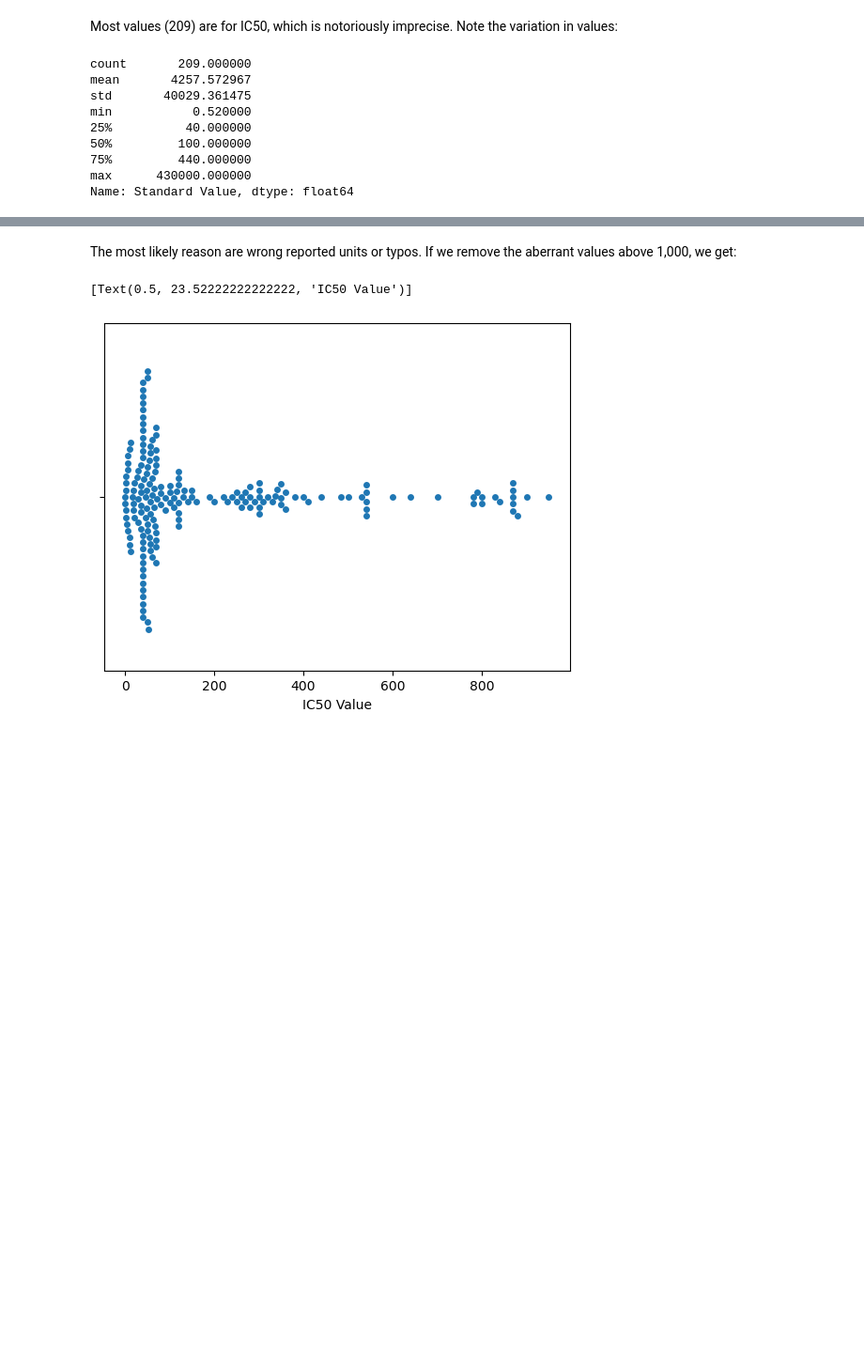
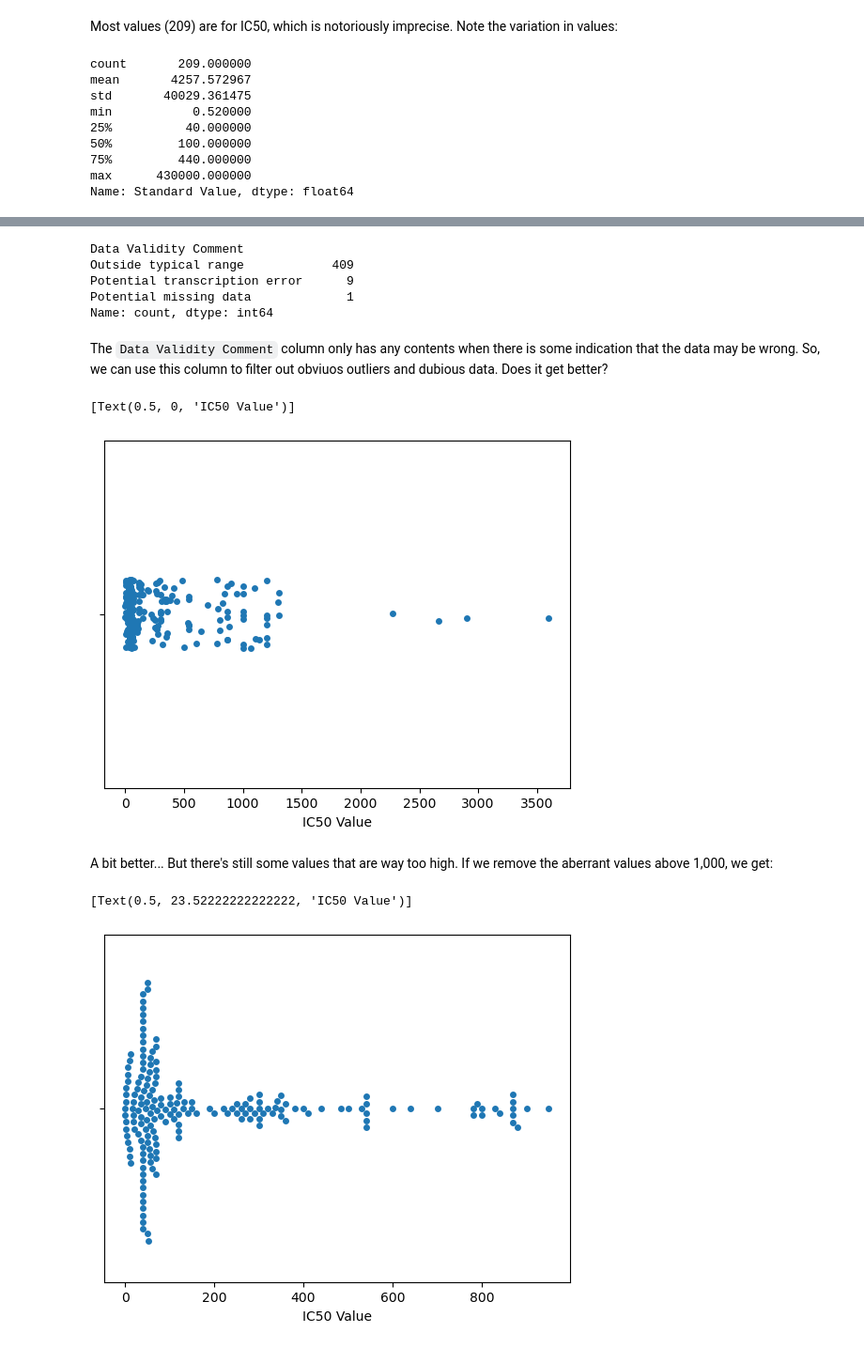
Before and after one commit to gmseabra/MolDB-Exploration, a Jupyter notebook: ChEMBL_COX-2_Exploration.ipynb, the cells around one changed output, grey strips where cells are left out. Shown at 94% size. Cells and saved outputs as stored; diff of their text form; code cells hidden in the pictures; blank space fills up the shorter version.

```diff
--- a/ChEMBL_COX-2_Exploration.ipynb
+++ b/ChEMBL_COX-2_Exploration.ipynb
@@ -187,5 +215,25 @@ cox2db[ (cox2db['Molecule ChEMBL ID'] == 'CHEMBL118') & (cox2db['Standard Type']
+# %%
+cox2db['Data Validity Comment'].value_counts()
+# %% [output]
+Data Validity Comment
+Outside typical range            409
+Potential transcription error      9
+Potential missing data             1
+Name: count, dtype: int64
+# %% [markdown]
+The `Data Validity Comment` column only has any contents when there is some indication that the data may be wrong. So, we can use this column to filter out obviuos outliers and dubious data. Does it get better?
+# %%
+g = sns.stripplot(data = cox2db[ (cox2db['Molecule ChEMBL ID'] == 'CHEMBL118') &
+                                 (cox2db['Standard Type'] == 'IC50') &
+                                 (cox2db['Data Validity Comment'].isna())
+                               ],
+                   x = "Standard Value")
+g.set(xlabel='IC50 Value')
+# %% [output]
+[Text(0.5, 0, 'IC50 Value')]
+[figure, added]
 # %% [markdown]
-The most likely reason are wrong reported units or typos. If we remove the aberrant values above 1,000, we get:
+A bit better... But there's still some values that are way too high. If we remove the aberrant values above 1,000, we get:
 # %%
 g = sns.swarmplot(data = cox2db[ (cox2db['Molecule ChEMBL ID'] == 'CHEMBL118') &
                                  (cox2db['Standard Type'] == 'IC50') &
```
Also changed, not shown: parts of 75 cells of this notebook.
